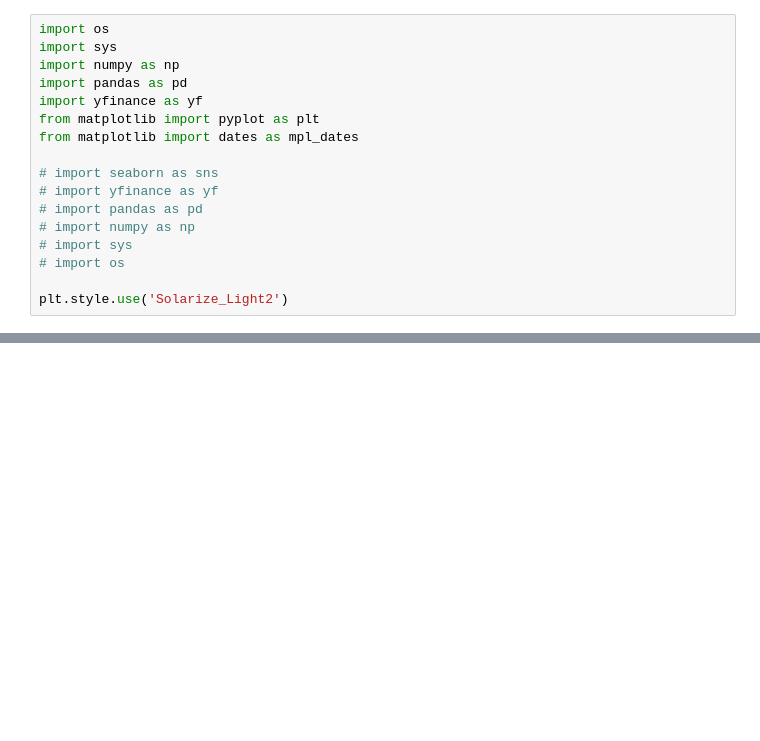
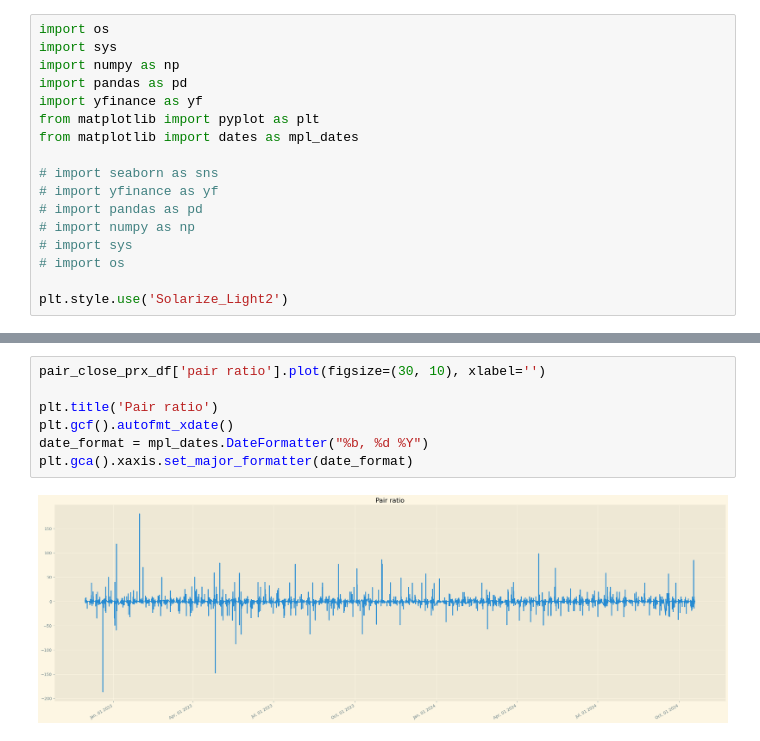
Before and after one commit to mod7ex/correlation, a Jupyter notebook: index.ipynb, the cells around one changed output, grey strips where cells are left out. Saved outputs shown, nothing was run; the diff lists cells and outputs as text; blank space fills up the shorter version.

```diff
--- a/index.ipynb
+++ b/index.ipynb
@@ -112,0 +143,9 @@ plt.gca().xaxis.set_major_formatter(date_format)
+# %%
+pair_close_prx_df['pair ratio'].plot(figsize=(30, 10), xlabel='')
+
+plt.title('Pair ratio')
+plt.gcf().autofmt_xdate()
+date_format = mpl_dates.DateFormatter("%b, %d %Y")
+plt.gca().xaxis.set_major_formatter(date_format)
+# %% [output]
+[figure, added]
```
Also changed, not shown: parts of 9 cells of this notebook.
